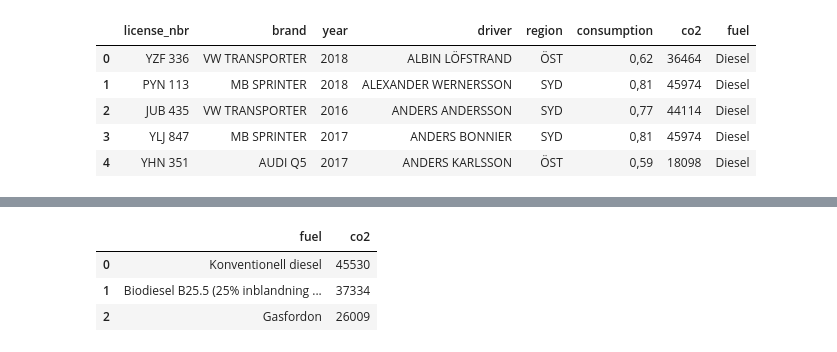
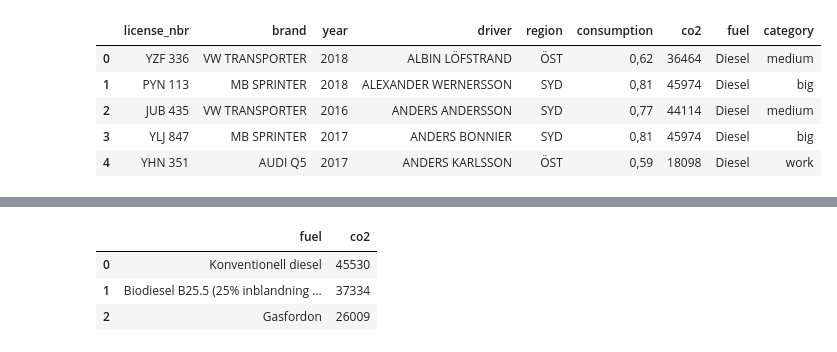
Before and after one commit to schurmann/fiskfl-sk, a Jupyter notebook: isak.ipynb, the cells around one changed output, grey strips where cells are left out. Drawn from its saved outputs; the diff is of its cells as text; code cells hidden in the pictures.

```diff
--- a/isak.ipynb
+++ b/isak.ipynb
@@ -66,14 +56,15 @@ df_cars.head(20)
 # %%
 df_cars["brand"] = df_cars["brand"].apply(lambda b: " ".join(b.upper().split(" ")[:2]))
+df_cars = df_cars.assign(category=[get_car_cat(brand) for brand in df_cars["brand"]])
 df_cars["co2"] = df_new_co2["co2"]
 df_cars.head()
 # %% [output]
-|  | license_nbr | brand | year | driver | region | consumption | co2 | fuel |
-| 0 | YZF 336 | VW TRANSPORTER | 2018 | ALBIN LÖFSTRAND | ÖST | 0,62 | 36464 | Diesel |
-| 1 | PYN 113 | MB SPRINTER | 2018 | ALEXANDER WERNERSSON | SYD | 0,81 | 45974 | Diesel |
-| 2 | JUB 435 | VW TRANSPORTER | 2016 | ANDERS ANDERSSON | SYD | 0,77 | 44114 | Diesel |
-| 3 | YLJ 847 | MB SPRINTER | 2017 | ANDERS BONNIER | SYD | 0,81 | 45974 | Diesel |
-| 4 | YHN 351 | AUDI Q5 | 2017 | ANDERS KARLSSON | ÖST | 0,59 | 18098 | Diesel |
+|  | license_nbr | brand | year | driver | region | consumption | co2 | fuel | category |
+| 0 | YZF 336 | VW TRANSPORTER | 2018 | ALBIN LÖFSTRAND | ÖST | 0,62 | 36464 | Diesel | medium |
+| 1 | PYN 113 | MB SPRINTER | 2018 | ALEXANDER WERNERSSON | SYD | 0,81 | 45974 | Diesel | big |
+| 2 | JUB 435 | VW TRANSPORTER | 2016 | ANDERS ANDERSSON | SYD | 0,77 | 44114 | Diesel | medium |
+| 3 | YLJ 847 | MB SPRINTER | 2017 | ANDERS BONNIER | SYD | 0,81 | 45974 | Diesel | big |
+| 4 | YHN 351 | AUDI Q5 | 2017 | ANDERS KARLSSON | ÖST | 0,59 | 18098 | Diesel | work |
 # %%
 df_totals['work']
 # %% [output]
```
Also changed, not shown: parts of 11 cells of this notebook, 15 other files.
